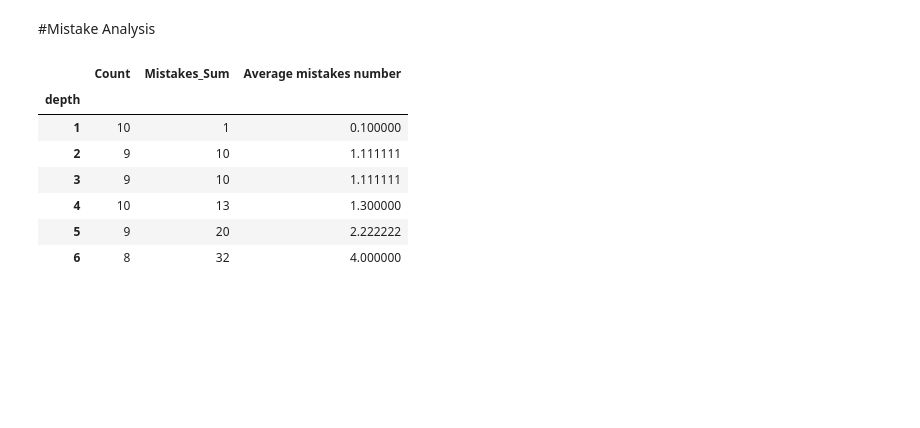
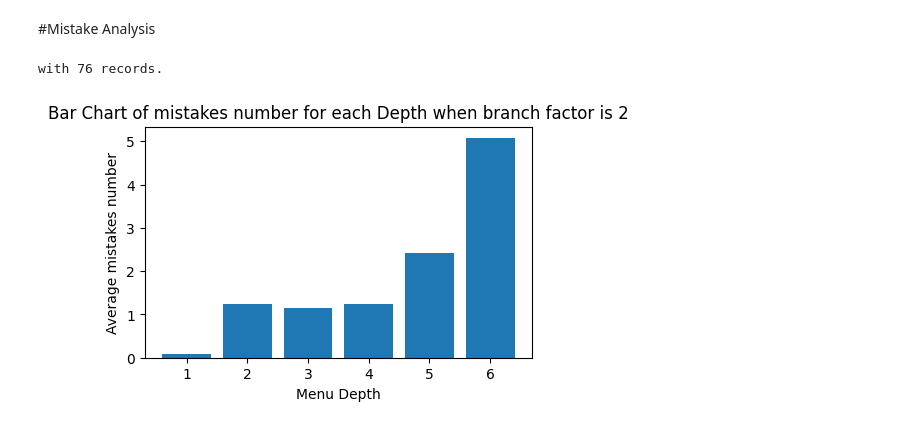
Before and after one commit to armanheydari/Wide-vs-Deep-menus, a Jupyter notebook: analysis.ipynb, the cells around one changed output. Drawn from its saved outputs; the diff is of its cells as text; code cells hidden in the pictures; blank space fills up the shorter version.

```diff
--- a/analysis.ipynb
+++ b/analysis.ipynb
@@ -57,21 +69,22 @@ plt.show()
 # %% [markdown]
 #Mistake Analysis
 # %%
-grouped_df = df.groupby('depth').agg(
+grouped_df = df[df[' branch_factor']==2].groupby('depth').agg(
     Count=('depth', 'count'),
     Mistakes_Sum=('mistakes', 'sum')
 )
-
+print('with', len(df[df[' branch_factor']==2]), 'records.')
 # Create a new column for the ratio
 grouped_df['Average mistakes number'] = grouped_df['Mistakes_Sum'] / grouped_df['Count']
-grouped_df
+# Plotting
+plt.figure(figsize=(5,3))
+plt.bar(grouped_df.index, grouped_df['Average mistakes number'])
+plt.xlabel('Menu Depth')
+plt.ylabel('Average mistakes number')
+plt.title('Bar Chart of mistakes number for each Depth when branch factor is 2')
+# plt.gca().xaxis.set_major_locator(ticker.MaxNLocator(nbins=6))
+plt.show()
 # %% [output]
-|  | Count | Mistakes_Sum | Average mistakes number |
-| depth |  |  |  |
-| 1 | 10 | 1 | 0.100000 |
-| 2 | 9 | 10 | 1.111111 |
-| 3 | 9 | 10 | 1.111111 |
-| 4 | 10 | 13 | 1.300000 |
-| 5 | 9 | 20 | 2.222222 |
-| 6 | 8 | 32 | 4.000000 |
+with 76 records.
+[figure, added]
 # %%
```
Also changed, not shown: parts of 7 cells of this notebook, 2 other files.
